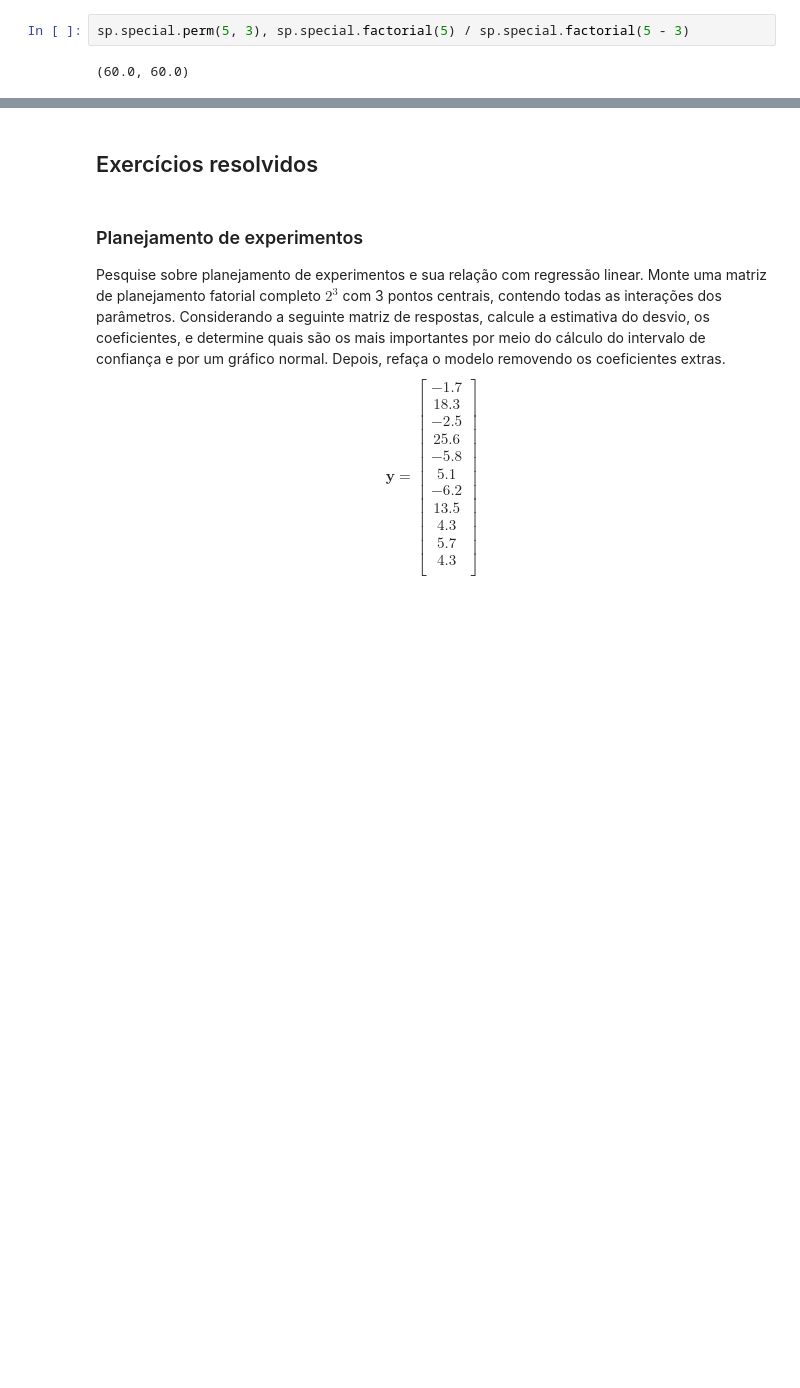
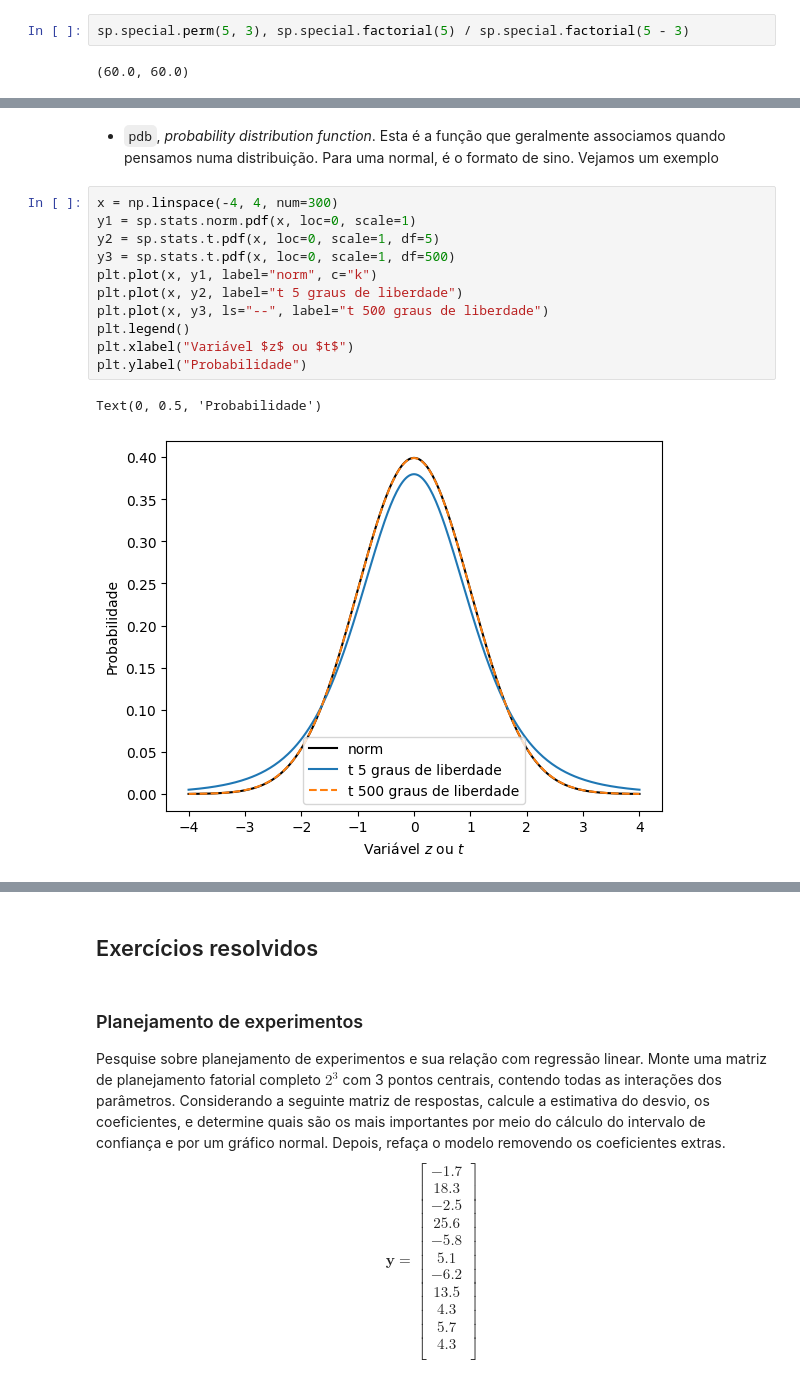
Before and after one commit to KarlClinckspoor/CursoPython, a Jupyter notebook: Capítulos/Capítulo08/Tour dos principais pacotes científicos.ipynb, the cells around one changed output, grey strips where cells are left out. Cells and saved outputs as stored; diff of their text form; blank space fills up the shorter version.

Commit message:
Um pouco de scipy.stats

```diff
--- a/Capítulos/Capítulo08/Tour dos principais pacotes científicos.ipynb
+++ b/Capítulos/Capítulo08/Tour dos principais pacotes científicos.ipynb
@@ -2574,0 +2572,16 @@ sp.special.perm(5, 3), sp.special.factorial(5) / sp.special.factorial(5 - 3)
+# %% [markdown]
+* `pdb`, *probability distribution function*. Esta é a função que geralmente associamos quando pensamos numa distribuição. Para uma normal, é o formato de sino. Vejamos um exemplo
+# %%
+x = np.linspace(-4, 4, num=300)
+y1 = sp.stats.norm.pdf(x, loc=0, scale=1)
+y2 = sp.stats.t.pdf(x, loc=0, scale=1, df=5)
+y3 = sp.stats.t.pdf(x, loc=0, scale=1, df=500)
+plt.plot(x, y1, label="norm", c="k")
+plt.plot(x, y2, label="t 5 graus de liberdade")
+plt.plot(x, y3, ls="--", label="t 500 graus de liberdade")
+plt.legend()
+plt.xlabel("Variável $z$ ou $t$")
+plt.ylabel("Probabilidade")
+# %% [output]
+Text(0, 0.5, 'Probabilidade')
+[figure, added]
```
Also changed, not shown: parts of 14 cells of this notebook.
